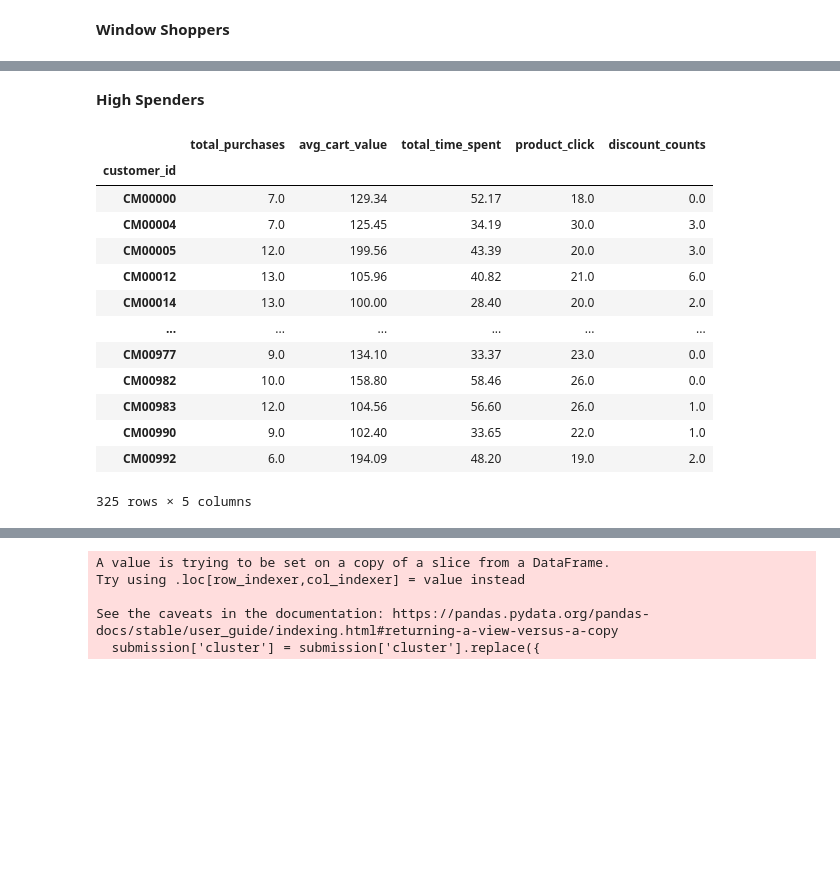
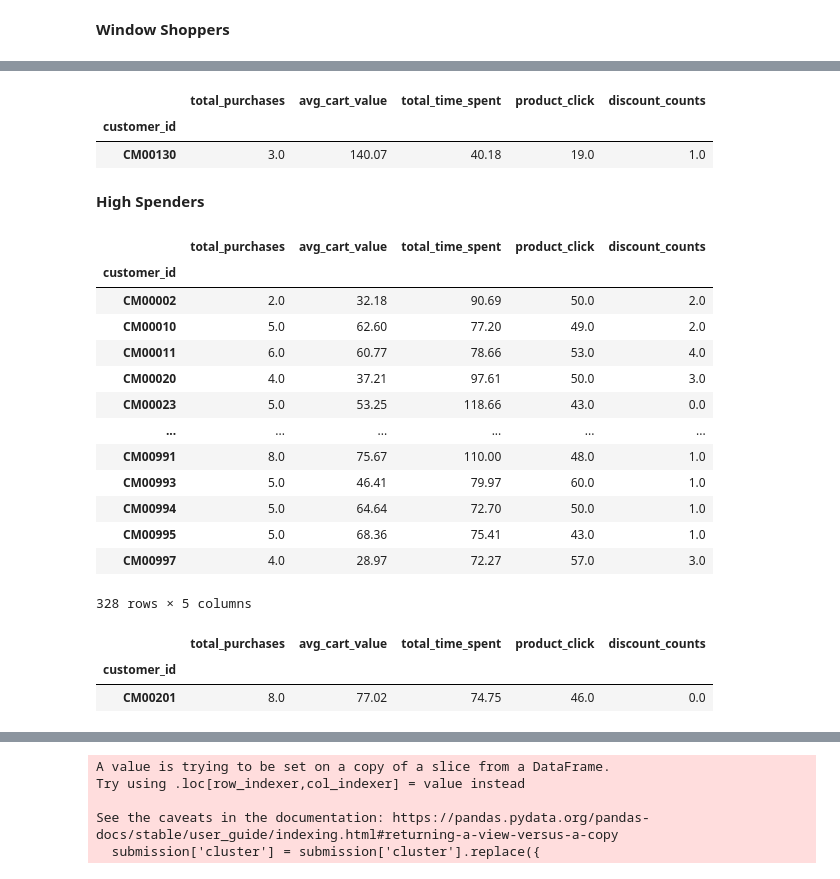
Before and after one commit to Sachintha-Lakruwan/Customer-Segmentation-Intellihack, a Jupyter notebook: customer-segmentation.ipynb, the cells around one changed output, grey strips where cells are left out. Drawn from its saved outputs; the diff is of its cells as text; code cells hidden in the pictures; blank space fills up the shorter version.

```diff
--- a/work_book.ipynb
+++ b/customer-segmentation.ipynb
@@ -134,23 +140,35 @@ window_shoppers
+# %%
+high_spenders.sample()
+# %% [output]
+|  | total_purchases | avg_cart_value | total_time_spent | product_click | discount_counts |
+| customer_id |  |  |  |  |  |
+| CM00130 | 3.0 | 140.07 | 40.18 | 19.0 | 1.0 |
 # %% [markdown]
 **High Spenders**
 # %%
-high_spenders = customers[data.cluster == 2]
-high_spenders
+window_shoppers = customers[data.cluster == 2]
+window_shoppers
 # %% [output]
 |  | total_purchases | avg_cart_value | total_time_spent | product_click | discount_counts |
 | customer_id |  |  |  |  |  |
-| CM00000 | 7.0 | 129.34 | 52.17 | 18.0 | 0.0 |
-| CM00004 | 7.0 | 125.45 | 34.19 | 30.0 | 3.0 |
-| CM00005 | 12.0 | 199.56 | 43.39 | 20.0 | 3.0 |
-| CM00012 | 13.0 | 105.96 | 40.82 | 21.0 | 6.0 |
-| CM00014 | 13.0 | 100.00 | 28.40 | 20.0 | 2.0 |
+| CM00002 | 2.0 | 32.18 | 90.69 | 50.0 | 2.0 |
+| CM00010 | 5.0 | 62.60 | 77.20 | 49.0 | 2.0 |
+| CM00011 | 6.0 | 60.77 | 78.66 | 53.0 | 4.0 |
+| CM00020 | 4.0 | 37.21 | 97.61 | 50.0 | 3.0 |
+| CM00023 | 5.0 | 53.25 | 118.66 | 43.0 | 0.0 |
 | ... | ... | ... | ... | ... | ... |
-| CM00977 | 9.0 | 134.10 | 33.37 | 23.0 | 0.0 |
-| CM00982 | 10.0 | 158.80 | 58.46 | 26.0 | 0.0 |
-| CM00983 | 12.0 | 104.56 | 56.60 | 26.0 | 1.0 |
-| CM00990 | 9.0 | 102.40 | 33.65 | 22.0 | 1.0 |
-| CM00992 | 6.0 | 194.09 | 48.20 | 19.0 | 2.0 |
+| CM00991 | 8.0 | 75.67 | 110.00 | 48.0 | 1.0 |
+| CM00993 | 5.0 | 46.41 | 79.97 | 60.0 | 1.0 |
+| CM00994 | 5.0 | 64.64 | 72.70 | 50.0 | 1.0 |
+| CM00995 | 5.0 | 68.36 | 75.41 | 43.0 | 1.0 |
+| CM00997 | 4.0 | 28.97 | 72.27 | 57.0 | 3.0 |
-325 rows × 5 columns
+328 rows × 5 columns
+# %%
+window_shoppers.sample()
+# %% [output]
+|  | total_purchases | avg_cart_value | total_time_spent | product_click | discount_counts |
+| customer_id |  |  |  |  |  |
+| CM00201 | 8.0 | 77.02 | 74.75 | 46.0 | 0.0 |
 # %%
 submission = data[["cluster"]]
 submission
```
Also changed, not shown: parts of 8 cells of this notebook.
